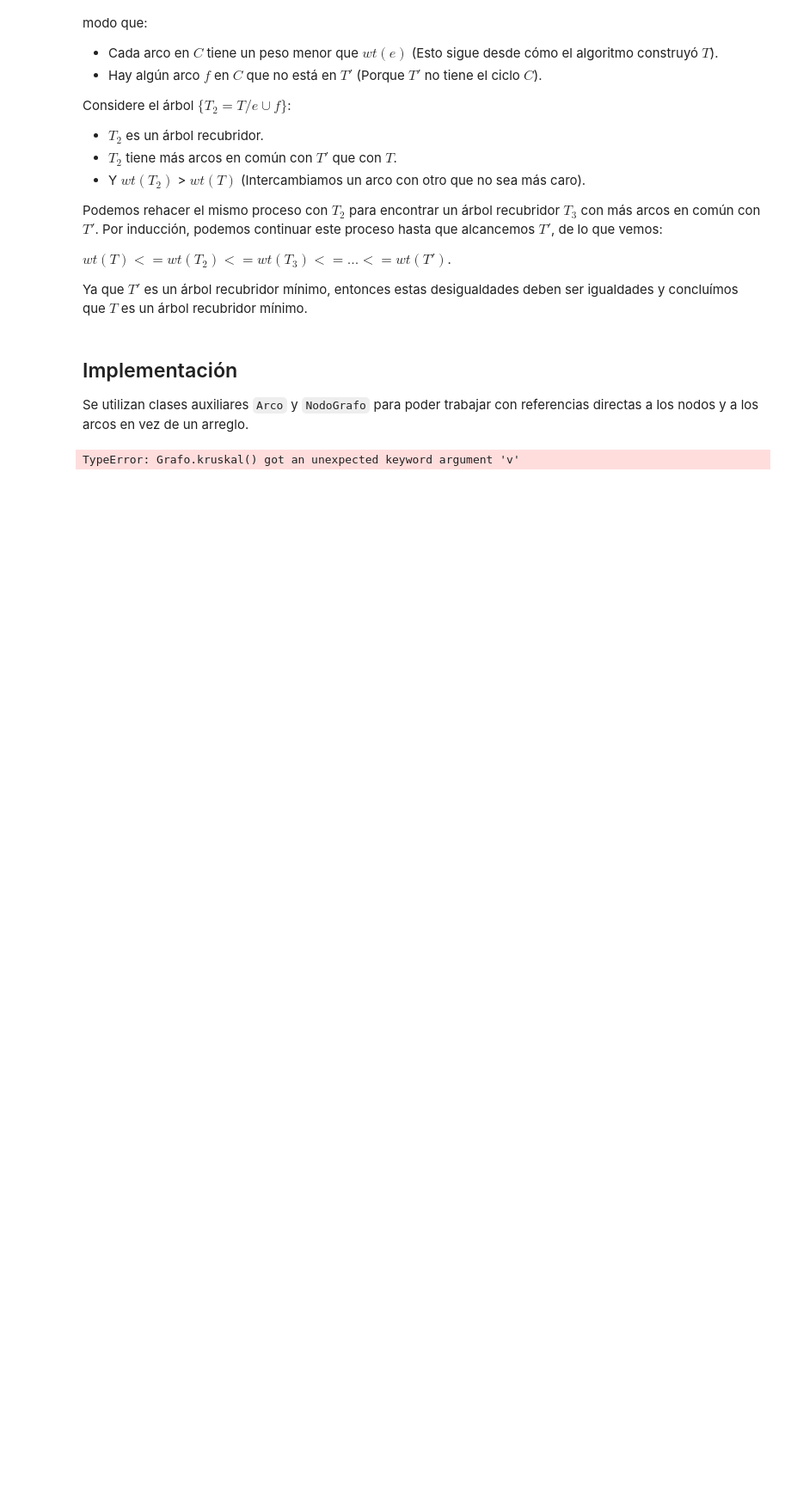
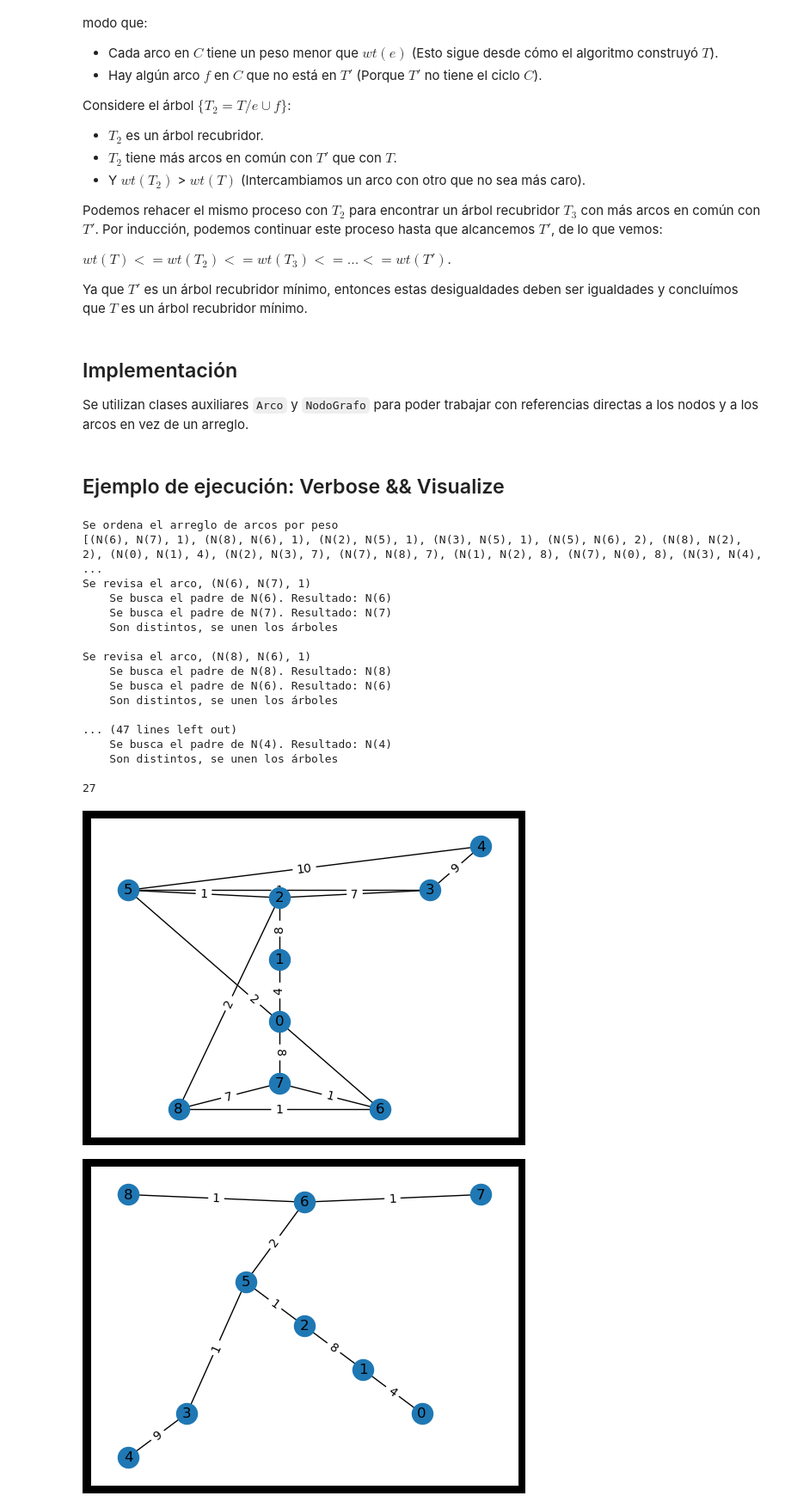
Before and after one commit to cykrr/ada, a Jupyter notebook: kruskal.ipynb, the cells around one changed output. Shown: that part at 86% size. Drawn from its saved outputs; the diff is of its cells as text; code cells hidden in the pictures; blank space fills up the shorter version.

Commit message:
KRUSKAL OLA

```diff
--- a/kruskal.ipynb
+++ b/kruskal.ipynb
@@ -253,34 +270,58 @@ class Grafo:
 
 
         return min
+# %% [markdown]
+## Ejemplo de ejecución: Verbose && Visualize
 # %%
 import random
 g = Grafo(9)
 
 map = {}
 for i in range(9):
     map[str(chr(ord('a') + i))] = i
 
-
+fig, ax = plt.subplots()
+ax.set_facecolor('white')
 
 g.agregar_arco(map['a'], map['b'], 4)
 g.agregar_arco(map['b'], map['c'], 8)
 g.agregar_arco(map['c'], map['d'], 7)
 g.agregar_arco(map['d'], map['e'], 9)
 g.agregar_arco(map['e'], map['f'], 10)
 g.agregar_arco(map['f'], map['g'], 2)
 g.agregar_arco(map['g'], map['h'], 1)
 g.agregar_arco(map['h'], map['a'], 8)
 
 g.agregar_arco(map['h'], map['i'], 7)
 g.agregar_arco(map['i'], map['c'], 2)
 g.agregar_arco(map['i'], map['g'], 1)
 g.agregar_arco(map['c'], map['f'], 1)
 g.agregar_arco(map['d'], map['f'], 1)
 
 
-
+pos = graphviz_layout (g.g, prog = "twopi")
+labels = nx.get_edge_attributes(g.g,'weight')
+nx.draw_networkx(g.g, pos)
+nx.draw_networkx_edge_labels(g.g,edge_labels= labels, pos = pos)
 
 print(g.kruskal(v = True, visualize = True));
 # %% [output]
-TypeError: Grafo.kruskal() got an unexpected keyword argument 'v'
+Se ordena el arreglo de arcos por peso
+[(N(6), N(7), 1), (N(8), N(6), 1), (N(2), N(5), 1), (N(3), N(5), 1), (N(5), N(6), 2), (N(8), N(2), 2), (N(0), N(1), 4), (N(2), N(3), 7), (N(7), N(8), 7), (N(1), N(2), 8), (N(7), N(0), 8), (N(3), N(4), ...
+Se revisa el arco, (N(6), N(7), 1)
+    Se busca el padre de N(6). Resultado: N(6)
+    Se busca el padre de N(7). Resultado: N(7)
+    Son distintos, se unen los árboles
+
+Se revisa el arco, (N(8), N(6), 1)
+    Se busca el padre de N(8). Resultado: N(8)
+    Se busca el padre de N(6). Resultado: N(6)
+    Son distintos, se unen los árboles
+
+... (47 lines left out)
+    Se busca el padre de N(4). Resultado: N(4)
+    Son distintos, se unen los árboles
+
+27
+[figure, added]
+[figure, added]
```
Also changed, not shown: parts of 2 cells of this notebook.
